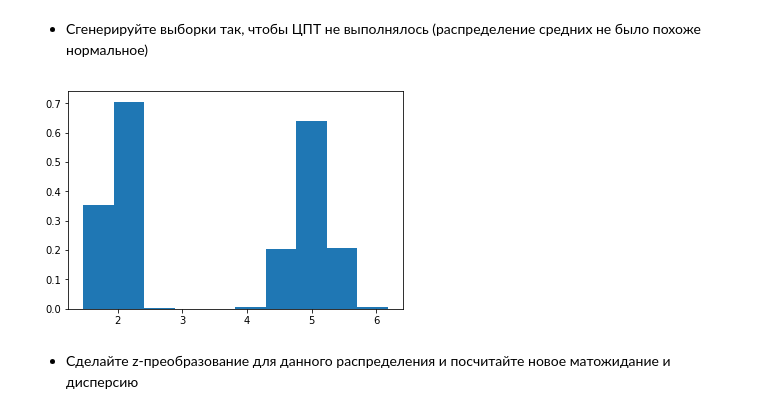
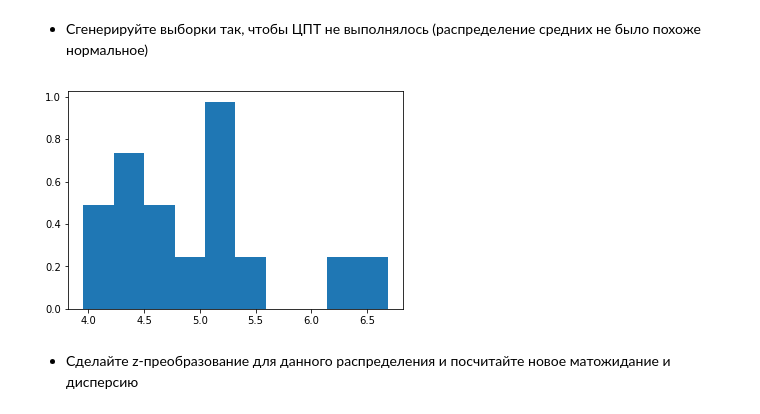
Before and after one commit to alexpon92/ntlg_test, a Jupyter notebook: Python/hw_10/hw_stat_tests.ipynb, the cells around one changed output. Cells and saved outputs as stored; diff of their text form; code cells hidden in the pictures.

```diff
--- a/Python/hw_10/hw_stat_tests.ipynb
+++ b/Python/hw_10/hw_stat_tests.ipynb
@@ -193,22 +193,20 @@ $\bar{X}$ будет иметь распределение $\mathcal{N}(M,SE)$,
 # %%
 # Для того, чтобы ЦПТ не выполнялось, наши выборки должны быть не однородными,
 # т.е. случайные величины не были распределены одинаково
 norm_1 = stats.norm(5, 2)
 norm_2 = stats.norm(2, 1)
 
 means = []
-for i in range(5000):
-    sample = norm_1.rvs(50)
-    means.append(sample.mean())
-    sample = norm_2.rvs(50)
+for i in range(15):
+    sample = norm_1.rvs(10)
     means.append(sample.mean())
 
 plt.hist(means, density=True)
 plt.show()
 
 # Как мы видим в результате, распределение средних совсем не похоже на нормальное распределение
 # %% [output]
-[figure, old version]
+[figure, new version]
 # %% [markdown]
 - Сделайте z-преобразование для данного распределения и посчитайте новое матожидание и дисперсию
 # %%
```
Also changed, not shown: parts of 2 cells of this notebook.
